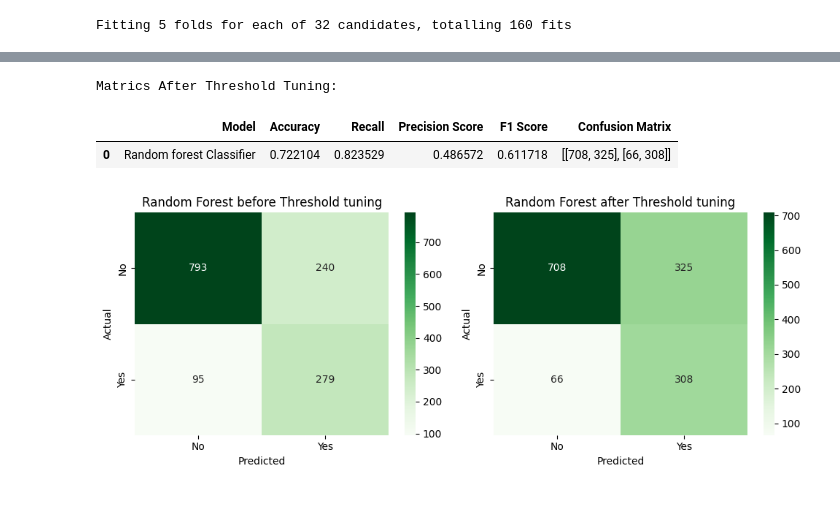
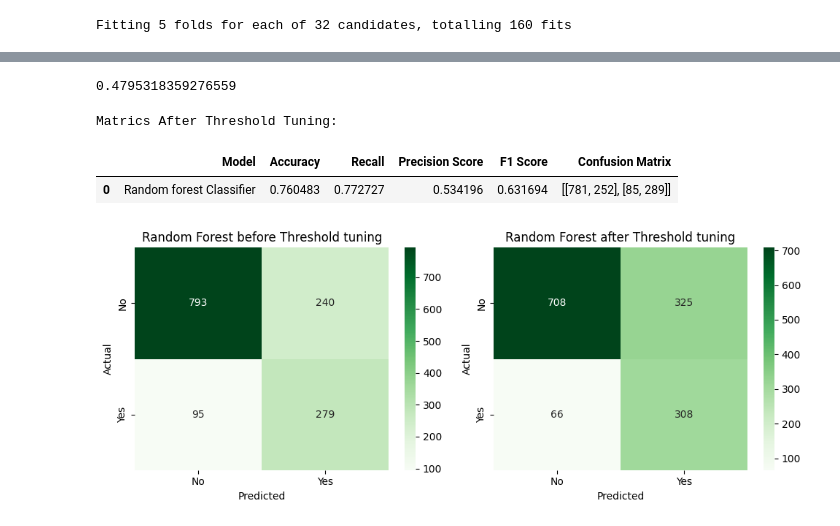
Before and after one commit to Md-Maruf-1727/customer-churn-prediction-ml, a Jupyter notebook: NoteBooks/04_model_training.ipynb, the cells around one changed output, grey strips where cells are left out. Drawn from its saved outputs; the diff is of its cells as text; code cells hidden in the pictures.

```diff
--- a/NoteBooks/04_model_training.ipynb
+++ b/NoteBooks/04_model_training.ipynb
@@ -403,30 +418,37 @@ rf_result
 # %% [output]
 |  | Model | Train recall | Test recall | Accuracy | Recall | Precision Score | F1 Score | Confusion Matrix | ... |
 | 0 | Random Forest Classifier | 0.874916 | 0.745989 | 0.761905 | 0.745989 | 0.537572 | 0.62486 | [[793, 240], [95, 279]] | ... |
+# %%
+precision, recall, thresholds = precision_recall_curve(ytest, rf_pred_proba)
+f1_scores = 2 * (precision * recall) / (precision + recall)
+best_threshold = thresholds[f1_scores.argmax()]
+print(best_threshold)
+# %% [output]
+0.4795318359276559
 # %%
-rf_pred_threshold = (rf_pred_proba >= 0.4).astype('int')
+rf_pred_threshold = (rf_pred_proba >= 0.4795318359276559).astype('int')
 
 rf_threshold_accuracy = accuracy_score(ytest, rf_pred_threshold)
 rf_threshold_recall = recall_score(ytest, rf_pred_threshold)
 rf_threshold_precision = precision_score(ytest, rf_pred_threshold)
 rf_threshold_f1 = f1_score(ytest, rf_pred_threshold)
 rf_threshold_confusion = confusion_matrix(ytest, rf_pred_threshold)
 
 rf_result_threshold = pd.DataFrame([{
     'Model': 'Random forest Classifier',
     'Accuracy': rf_threshold_accuracy,
     'Recall': rf_threshold_recall,
     'Precision Score': rf_threshold_precision,
     'F1 Score': rf_threshold_f1,
     'Confusion Matrix': rf_threshold_confusion,
 
 }])
 print("Matrics After Threshold Tuning:")
 rf_result_threshold
 # %% [output]
 Matrics After Threshold Tuning:
 |  | Model | Accuracy | Recall | Precision Score | F1 Score | Confusion Matrix |
-| 0 | Random forest Classifier | 0.722104 | 0.823529 | 0.486572 | 0.611718 | [[708, 325], [66, 308]] |
+| 0 | Random forest Classifier | 0.760483 | 0.772727 | 0.534196 | 0.631694 | [[781, 252], [85, 289]] |
 # %%
 confussion_matrixes = [rf_confussion, rf_threshold_confusion]
 titles = ['Random Forest before Threshold tuning', 'Random Forest after Threshold tuning']
```
Also changed, not shown: parts of 6 cells of this notebook.
